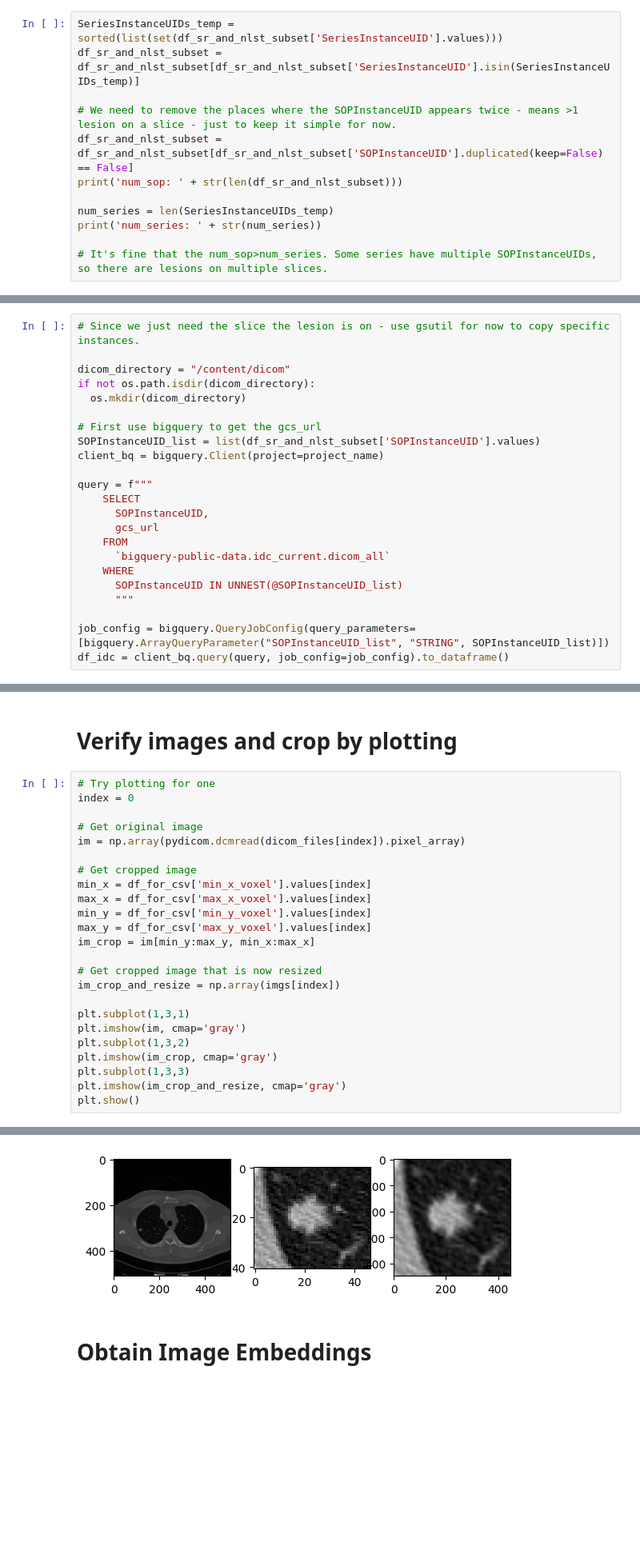
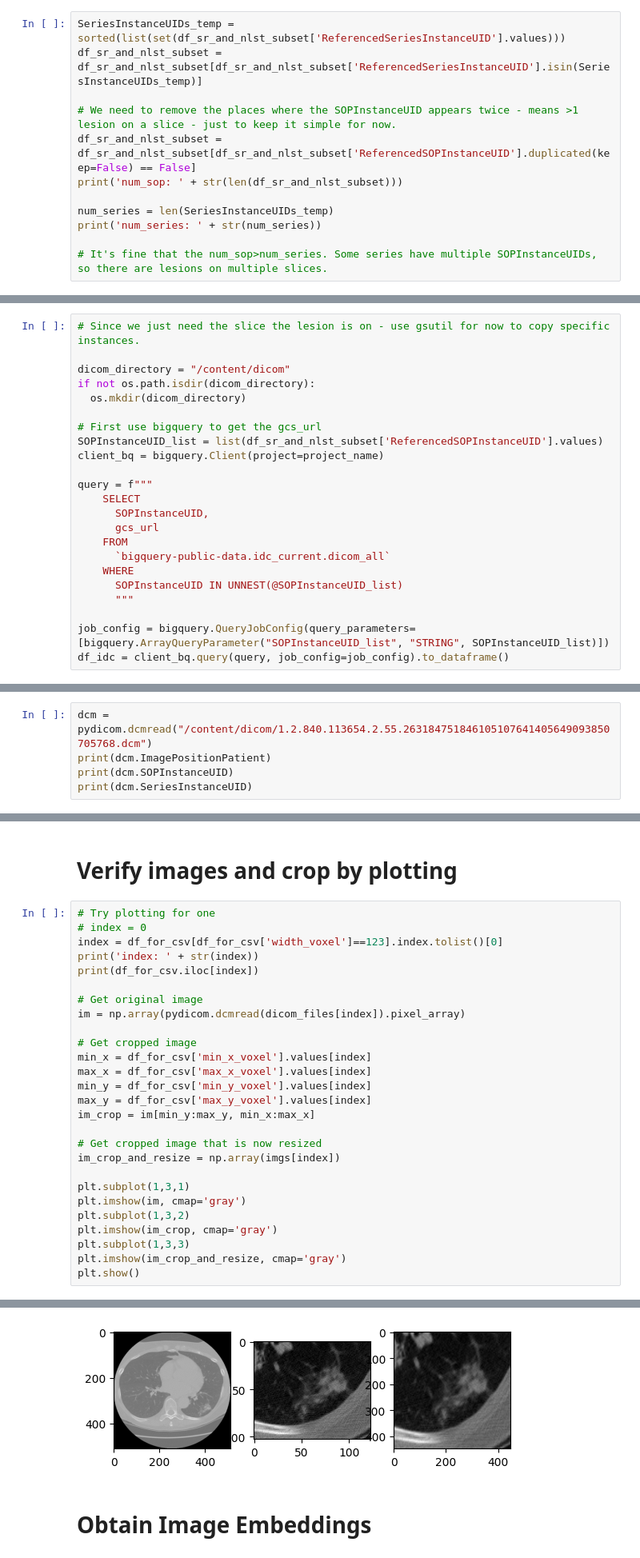
Before and after one commit to deepakri201/SR_for_NLST_Sybil, a Jupyter notebook: demo/NLST_Sybil_FM_demo_part3.ipynb, the cells around one changed output, grey strips where cells are left out. Shown at 80% size. Drawn from its saved outputs; the diff is of its cells as text; blank space fills up the shorter version.

```diff
--- a/demo/NLST_Sybil_FM_demo_part3.ipynb
+++ b/demo/NLST_Sybil_FM_demo_part3.ipynb
@@ -117,11 +135,11 @@ df_sr_and_nlst_subset = df_sr_and_nlst[df_sr_and_nlst['de_stag_mapped'].isin([0,
 263
 61
 # %%
-SeriesInstanceUIDs_temp = sorted(list(set(df_sr_and_nlst_subset['SeriesInstanceUID'].values)))
-df_sr_and_nlst_subset = df_sr_and_nlst_subset[df_sr_and_nlst_subset['SeriesInstanceUID'].isin(SeriesInstanceUIDs_temp)]
+SeriesInstanceUIDs_temp = sorted(list(set(df_sr_and_nlst_subset['ReferencedSeriesInstanceUID'].values)))
+df_sr_and_nlst_subset = df_sr_and_nlst_subset[df_sr_and_nlst_subset['ReferencedSeriesInstanceUID'].isin(SeriesInstanceUIDs_temp)]
 
 # We need to remove the places where the SOPInstanceUID appears twice - means >1 lesion on a slice - just to keep it simple for now.
-df_sr_and_nlst_subset = df_sr_and_nlst_subset[df_sr_and_nlst_subset['SOPInstanceUID'].duplicated(keep=False) == False]
+df_sr_and_nlst_subset = df_sr_and_nlst_subset[df_sr_and_nlst_subset['ReferencedSOPInstanceUID'].duplicated(keep=False) == False]
 print('num_sop: ' + str(len(df_sr_and_nlst_subset)))
 
 num_series = len(SeriesInstanceUIDs_temp)
@@ -139,7 +157,7 @@ if not os.path.isdir(dicom_directory):
   os.mkdir(dicom_directory)
 
 # First use bigquery to get the gcs_url
-SOPInstanceUID_list = list(df_sr_and_nlst_subset['SOPInstanceUID'].values)
+SOPInstanceUID_list = list(df_sr_and_nlst_subset['ReferencedSOPInstanceUID'].values)
 client_bq = bigquery.Client(project=project_name)
 
 query = f"""
@@ -288,0 +375,5 @@ df_for_csv.head()
+# %%
+dcm = pydicom.dcmread("/content/dicom/1.2.840.113654.2.55.263184751846105107641405649093850705768.dcm")
+print(dcm.ImagePositionPatient)
+print(dcm.SOPInstanceUID)
+print(dcm.SeriesInstanceUID)
@@ -334,7 +429,10 @@ imgs = [resize(img) for img in cropped_imgs_pil]
 # Verify images and crop by plotting
 # %%
 # Try plotting for one
-index = 0
+# index = 0
+index = df_for_csv[df_for_csv['width_voxel']==123].index.tolist()[0]
+print('index: ' + str(index))
+print(df_for_csv.iloc[index])
 
 # Get original image
 im = np.array(pydicom.dcmread(dicom_files[index]).pixel_array)
@@ -360,4 +472,4 @@ plt.show()
-[figure, old version]
+[figure, new version]
 # %% [markdown]
 # Obtain Image Embeddings
 # %%
```
Also changed, not shown: parts of 18 cells of this notebook.
